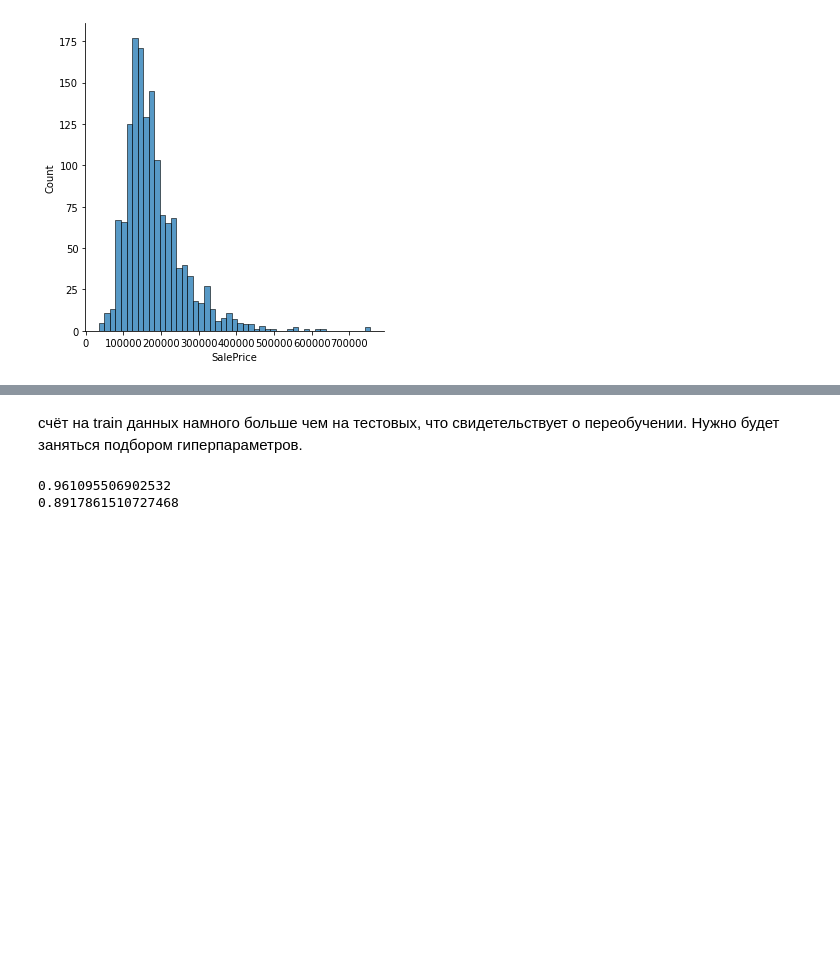
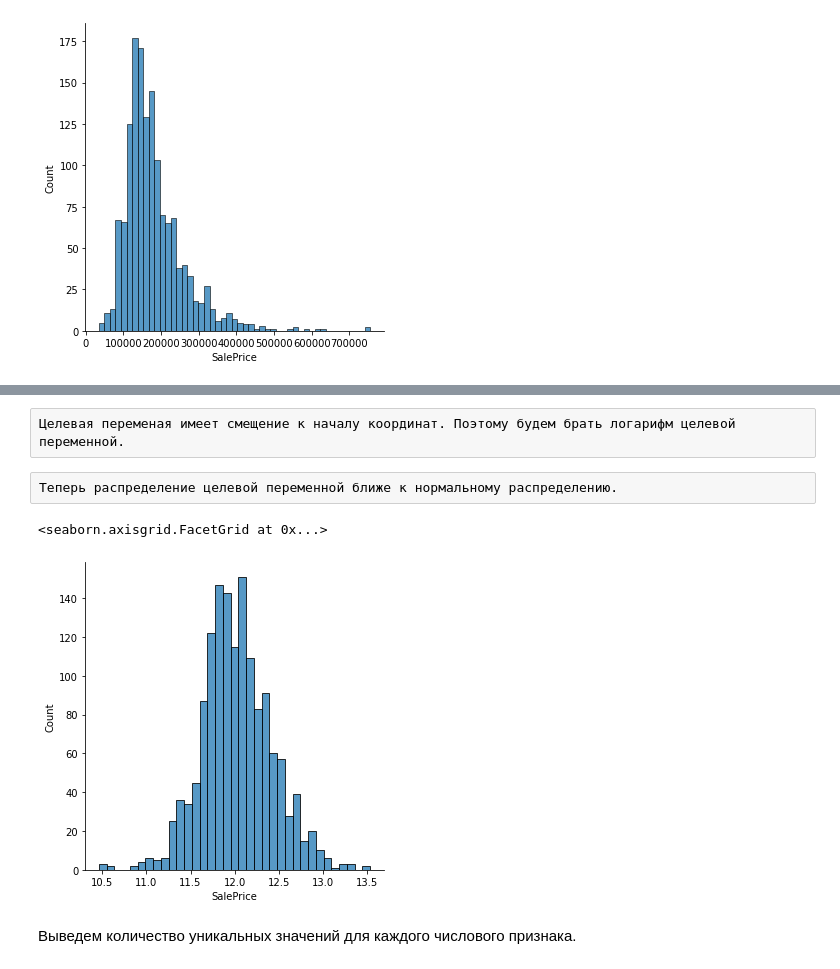
Before and after one commit to EgorSu/house_price, a Jupyter notebook: house_price.ipynb, the cells around one changed output, grey strips where cells are left out. Drawn from its saved outputs; the diff is of its cells as text; code cells hidden in the pictures; blank space fills up the shorter version.

```diff
--- a/house_price.ipynb
+++ b/house_price.ipynb
@@ -329,8 +140,15 @@ cat_boost.get_best_score()
-# %% [markdown]
-счёт на train данных намного больше чем на тестовых, что свидетельствует о переобучении. Нужно будет заняться подбором гиперпараметров.
-# %%
-print(r2_score(y_train_transform, cat_boost.predict(x_train_transform)))
-print(r2_score(y_test_transform, cat_boost.predict(x_test_transform)))
-# %% [output]
-0.961095506902532
-0.8917861510727468
+# %% [raw]
+Целевая переменая имеет смещение к началу координат. Поэтому будем брать логарифм целевой переменной.
+# %%
+def transform_func(x):
+    return np.log1p(x)
+
+def inverse_transform_func(x):
+    return np.exp(x) - 1
+# %% [raw]
+Теперь распределение целевой переменной ближе к нормальному распределению.
+# %%
+sns.displot(transform_func(data['SalePrice']))
+# %% [output]
+<seaborn.axisgrid.FacetGrid at 0x...>
+[figure, added]
@@ -336,0 +158,2 @@ print(r2_score(y_test_transform, cat_boost.predict(x_test_transform)))
+# %% [markdown]
+Выведем количество уникальных значений для каждого числового признака.
```
Also changed, not shown: parts of 62 cells of this notebook, 1 other file.
